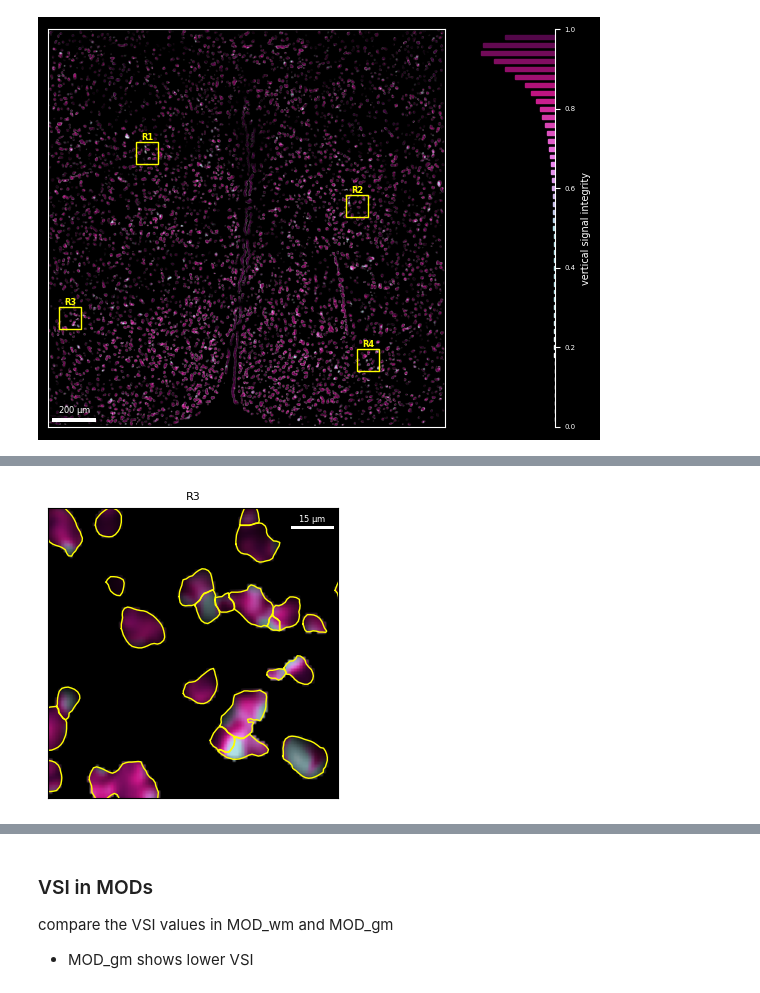
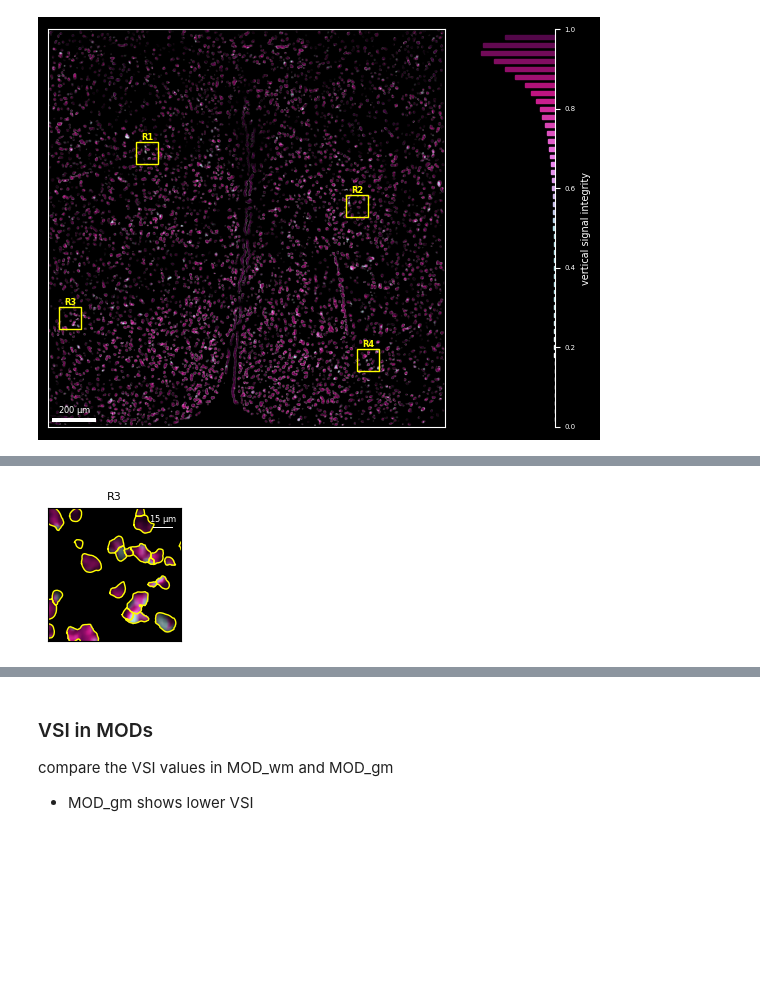
Before and after one commit to melocery/MasterThesisAnalysis, a Jupyter notebook: notebook/R2_VSI.ipynb, the cells around one changed output, grey strips where cells are left out. Drawn from its saved outputs; the diff is of its cells as text; code cells hidden in the pictures; blank space fills up the shorter version.

```diff
--- a/notebook/R2_VSI.ipynb
+++ b/notebook/R2_VSI.ipynb
@@ -169,13 +169,13 @@ plt.show()
 # %%
-fig, ax = plt.subplots(1, 1, figsize=(8*CM, 8*CM), sharex=True, sharey=True, constrained_layout=True)
+fig, ax = plt.subplots(1, 1, figsize=(4*CM, 4*CM), sharex=True, sharey=True, constrained_layout=True)
 plot_VSI_region(integrity=cell_integrity, strength=cell_strength,
              plot_boundary=True, boundary_df=boundaries_df, boundary_width=1,
-             side_display=None, signal_threshold=3.0, figure_height=8*CM,
+             side_display=None, signal_threshold=3.0, figure_height=4*CM,
              x_range=[50, 150], y_range=[440, 540],
              title="R3", scale_loc='upper right', ax=ax)
 
 plt.savefig(fig_path/"ROI3.pdf", **SAVE_FIG)
 plt.show()
 # %% [output]
-[figure, old version]
+[figure, new version]
 # %%
```
Also changed, not shown: parts of 4 cells of this notebook, 6 other files.
